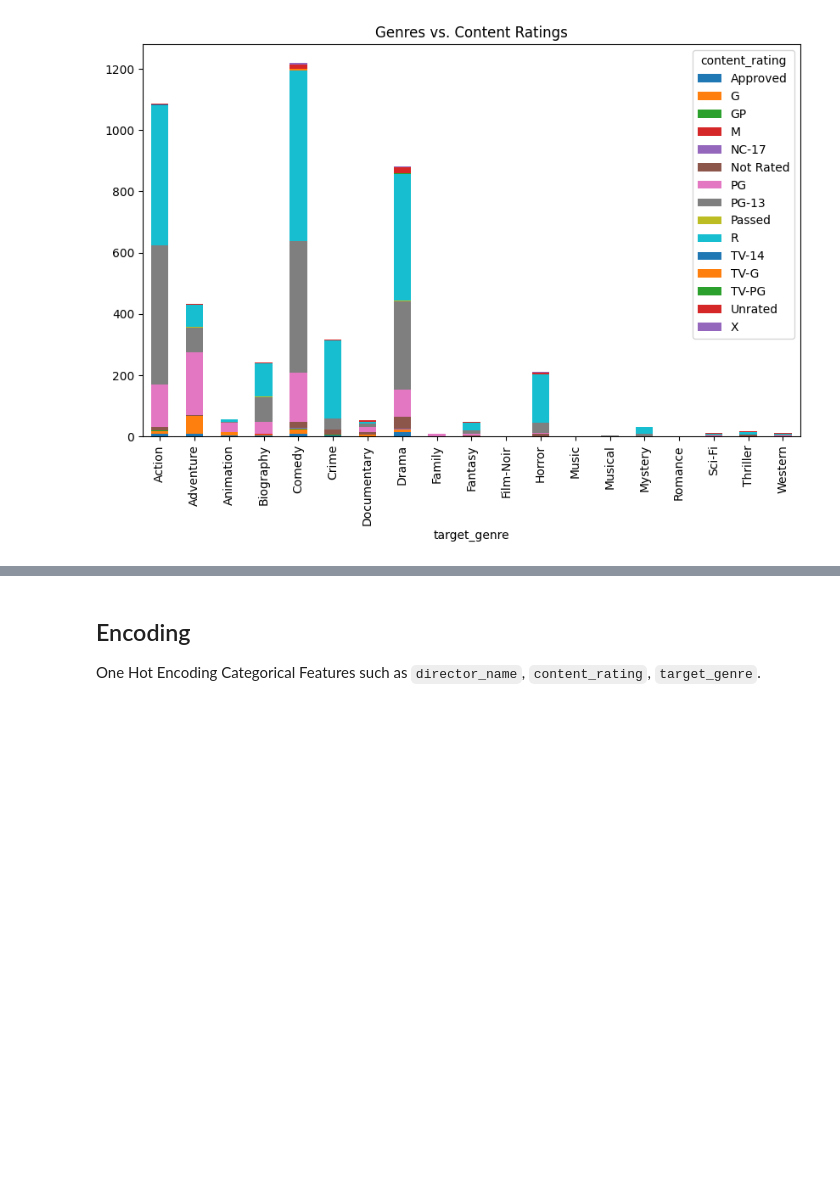
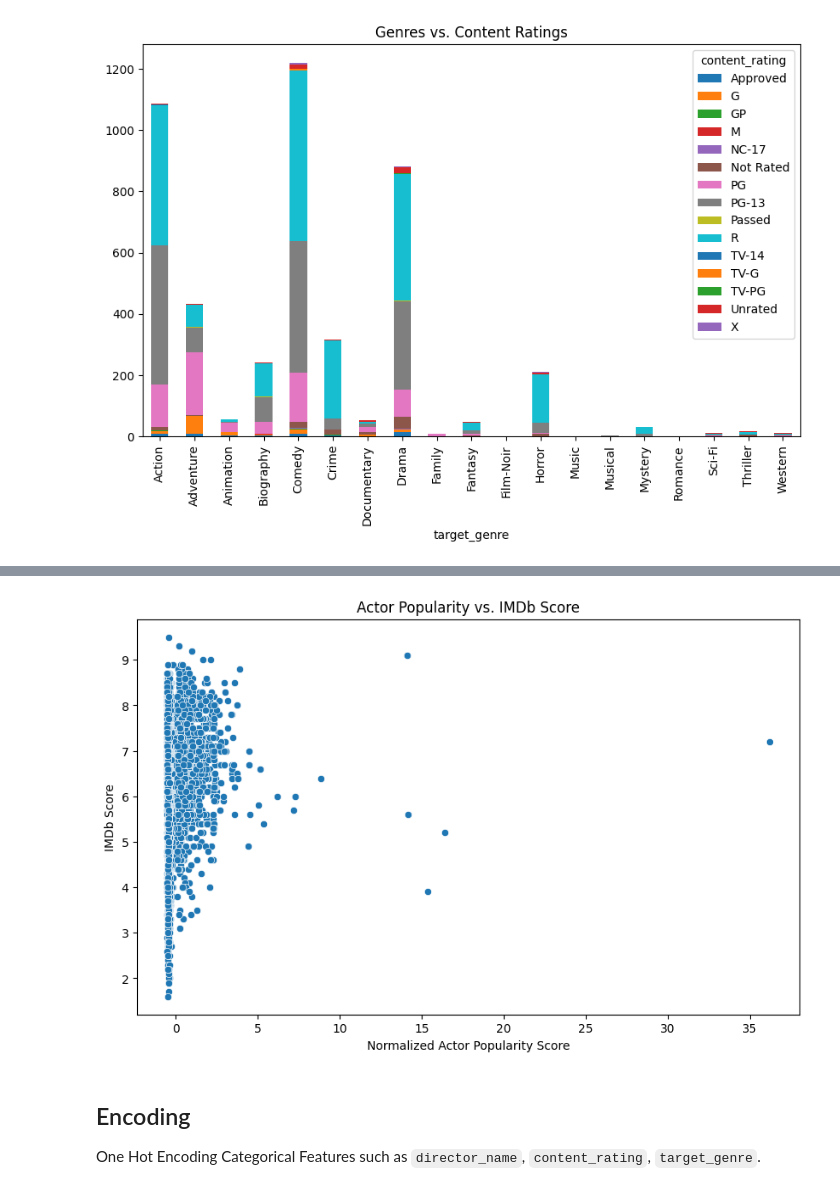
Before and after one commit to emharsha1812/CDS-Challenge, a Jupyter notebook: CodeSubmission.ipynb, the cells around one changed output, grey strips where cells are left out. Saved outputs shown, nothing was run; the diff lists cells and outputs as text; code cells hidden in the pictures; blank space fills up the shorter version.

```diff
--- a/CodeSubmission.ipynb
+++ b/CodeSubmission.ipynb
@@ -232,0 +254,10 @@ Index(['director_name', 'num_critic_for_reviews', 'duration',
+# %%
+# Visualize the relationship between actor popularity and IMDb score
+plt.figure(figsize=(10, 6))
+sns.scatterplot(x='normalized_actor_popularity_score', y='imdb_score_x', data=data)
+plt.title('Actor Popularity vs. IMDb Score')
+plt.xlabel('Normalized Actor Popularity Score')
+plt.ylabel('IMDb Score')
+plt.show()
+# %% [output]
+[figure, added]
```
Also changed, not shown: parts of 14 cells of this notebook, 3 other files.
